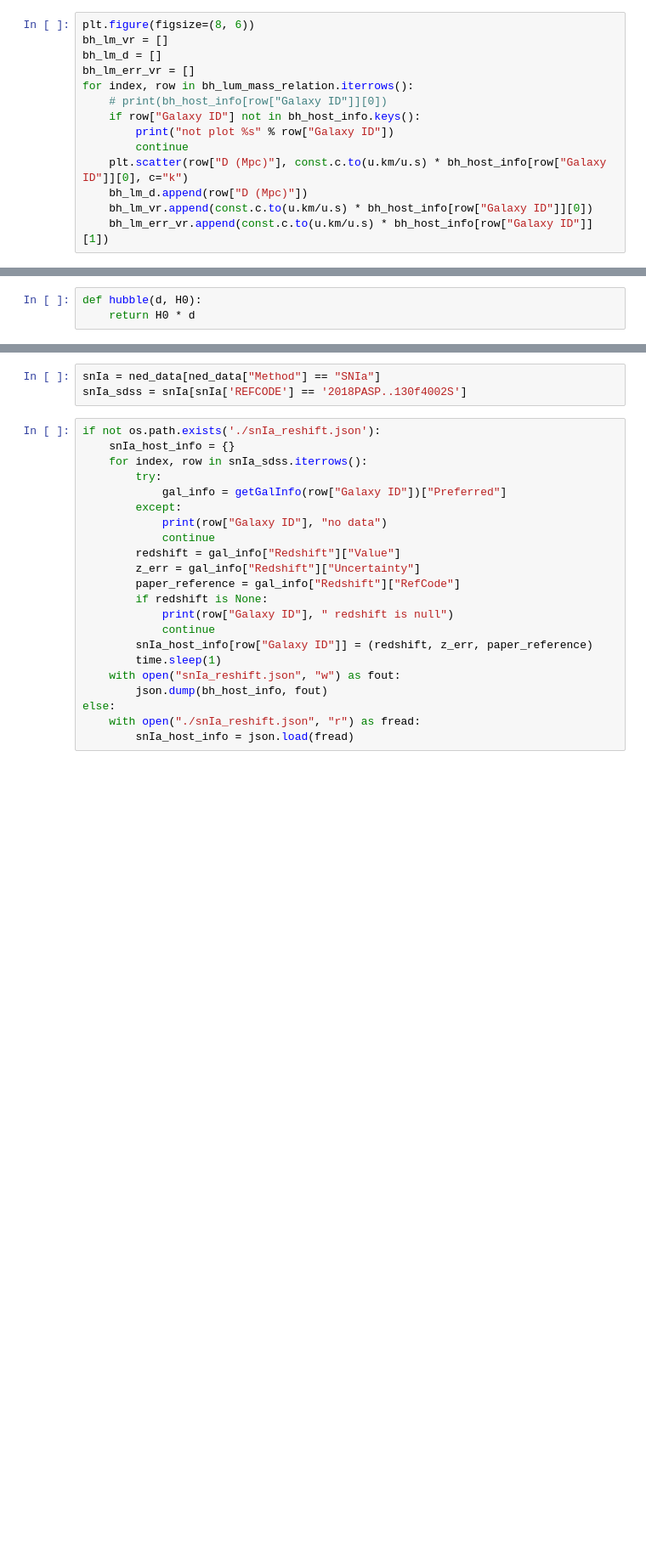
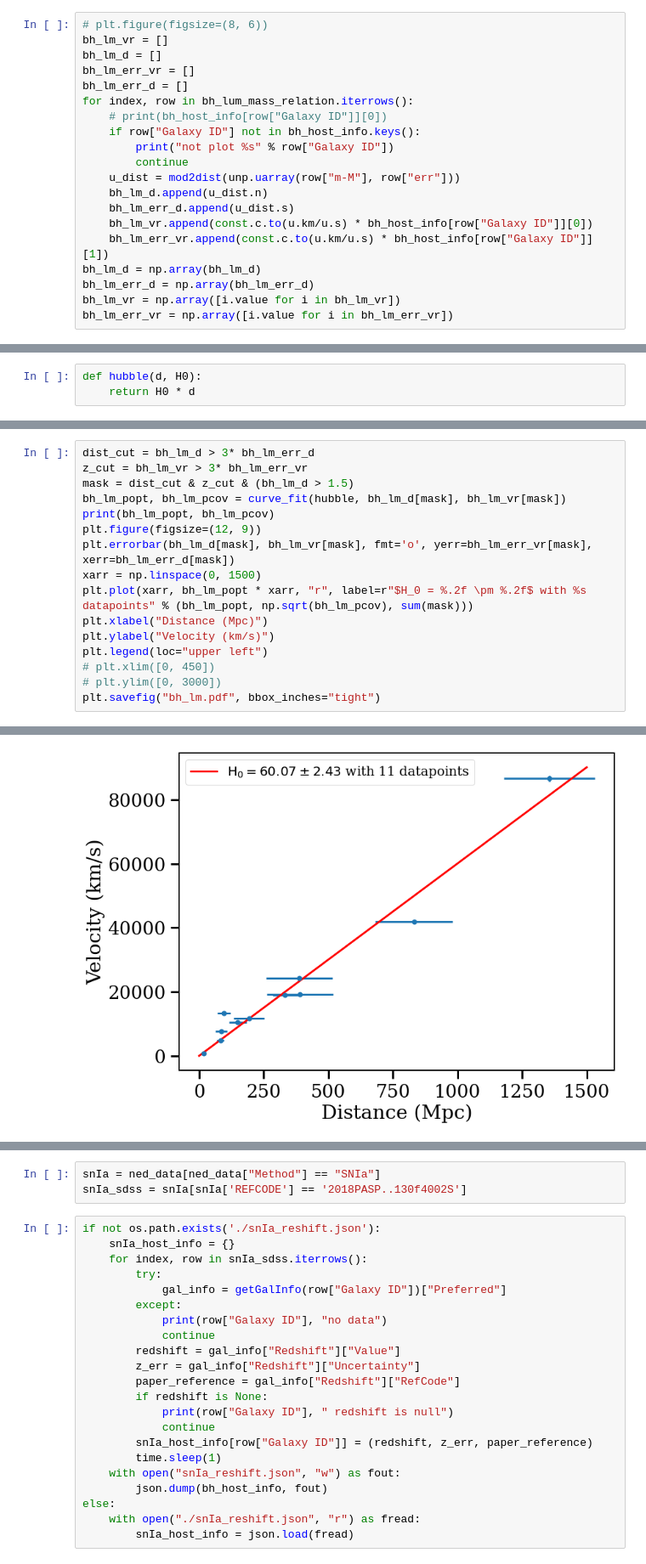
Before and after one commit to Brookluo/hubble_constant, a Jupyter notebook: h0_cal.ipynb, the cells around one changed output, grey strips where cells are left out. Shown: that part at 85% size. Cells and saved outputs as stored; diff of their text form; blank space fills up the shorter version.

```diff
--- a/h0_cal.ipynb
+++ b/h0_cal.ipynb
@@ -122,16 +152,22 @@ else:
 # %%
-plt.figure(figsize=(8, 6))
+# plt.figure(figsize=(8, 6))
 bh_lm_vr = []
 bh_lm_d = []
 bh_lm_err_vr = []
+bh_lm_err_d = []
 for index, row in bh_lum_mass_relation.iterrows():
     # print(bh_host_info[row["Galaxy ID"]][0])
     if row["Galaxy ID"] not in bh_host_info.keys():
         print("not plot %s" % row["Galaxy ID"])
         continue
-    plt.scatter(row["D (Mpc)"], const.c.to(u.km/u.s) * bh_host_info[row["Galaxy ID"]][0], c="k")
-    bh_lm_d.append(row["D (Mpc)"])
+    u_dist = mod2dist(unp.uarray(row["m-M"], row["err"]))
+    bh_lm_d.append(u_dist.n)
+    bh_lm_err_d.append(u_dist.s)
     bh_lm_vr.append(const.c.to(u.km/u.s) * bh_host_info[row["Galaxy ID"]][0])
     bh_lm_err_vr.append(const.c.to(u.km/u.s) * bh_host_info[row["Galaxy ID"]][1])
+bh_lm_d = np.array(bh_lm_d)
+bh_lm_err_d = np.array(bh_lm_err_d)
+bh_lm_vr = np.array([i.value for i in bh_lm_vr])
+bh_lm_err_vr = np.array([i.value for i in bh_lm_err_vr])
 # %% [output]
 not plot omega Cen
@@ -209,0 +275,17 @@ print(bh_lm_popt, bh_lm_pcov)
+# %%
+dist_cut = bh_lm_d > 3* bh_lm_err_d
+z_cut = bh_lm_vr > 3* bh_lm_err_vr
+mask = dist_cut & z_cut & (bh_lm_d > 1.5)
+bh_lm_popt, bh_lm_pcov = curve_fit(hubble, bh_lm_d[mask], bh_lm_vr[mask])
+print(bh_lm_popt, bh_lm_pcov)
+plt.figure(figsize=(12, 9))
+plt.errorbar(bh_lm_d[mask], bh_lm_vr[mask], fmt='o', yerr=bh_lm_err_vr[mask], xerr=bh_lm_err_d[mask])
+xarr = np.linspace(0, 1500)
+plt.plot(xarr, bh_lm_popt * xarr, "r", label=r"$H_0 = %.2f \pm %.2f$ with %s datapoints" % (bh_lm_popt, np.sqrt(bh_lm_pcov), sum(mask)))
+plt.xlabel("Distance (Mpc)")
+plt.ylabel("Velocity (km/s)")
+plt.legend(loc="upper left")
+# plt.xlim([0, 450])
+# plt.ylim([0, 3000])
+plt.savefig("bh_lm.pdf", bbox_inches="tight")
+# %% [output]
@@ -209,0 +293 @@ print(bh_lm_popt, bh_lm_pcov)
+[figure, added]
```
Also changed, not shown: parts of 23 cells of this notebook, 11 other files.
